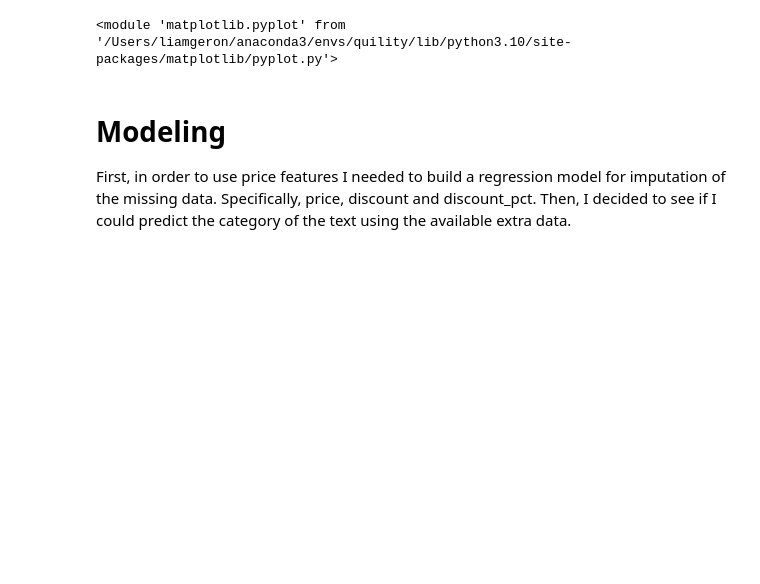
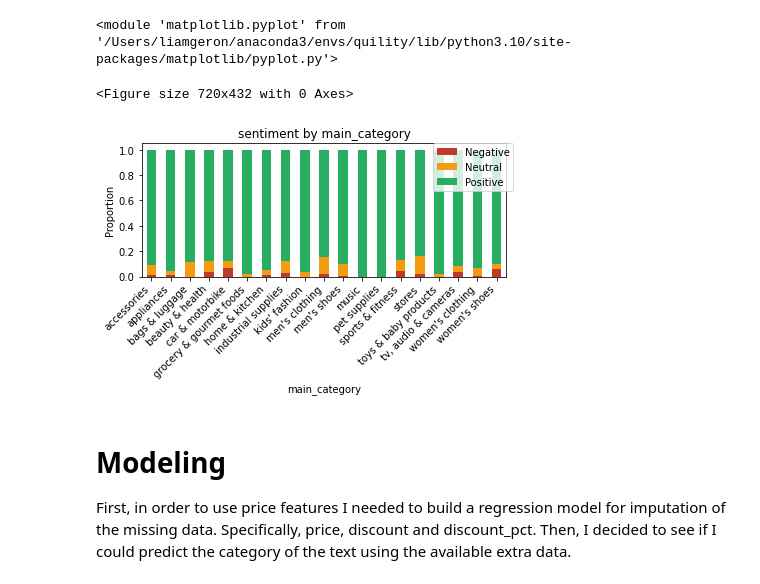
Before and after one commit to liamge/QuilityProject, a Jupyter notebook: notebook/Exploratory Analysis.ipynb, the cells around one changed output. Drawn from its saved outputs; the diff is of its cells as text; code cells hidden in the pictures; blank space fills up the shorter version.

```diff
--- a/notebook/Exploratory Analysis.ipynb
+++ b/notebook/Exploratory Analysis.ipynb
@@ -417,6 +437,13 @@ plot_grouped_categorical_distribution(sample, 'topic_name', 'sentiment', colors=
 <Figure size 720x432 with 0 Axes>
 [figure]
 <module 'matplotlib.pyplot' from '/Users/liamgeron/anaconda3/envs/quility/lib/python3.10/site-packages/matplotlib/pyplot.py'>
+# %%
+colors = {'Positive': '#27AE60', 'Negative': '#C0392B', 'Neutral': '#F39C12'}
+
+plot_grouped_categorical_distribution(sample_more_features, 'main_category', 'sentiment', colors=colors)
+# %% [output]
+<Figure size 720x432 with 0 Axes>
+[figure, added]
 # %% [markdown]
 # Modeling
 
```
Also changed, not shown: parts of 17 cells of this notebook.
